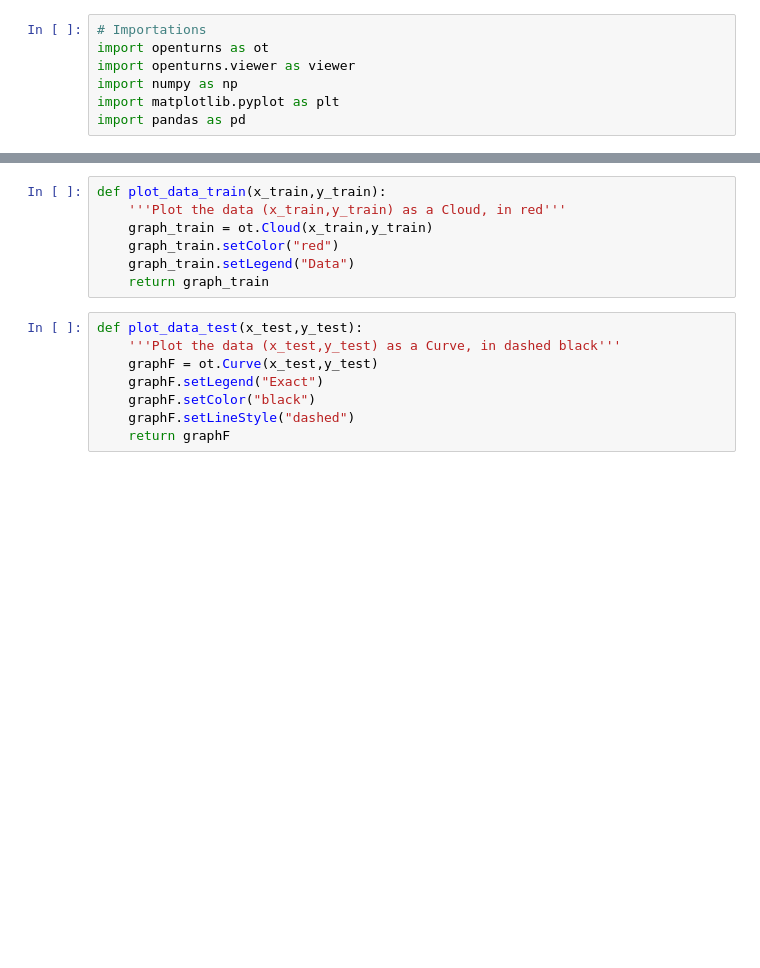
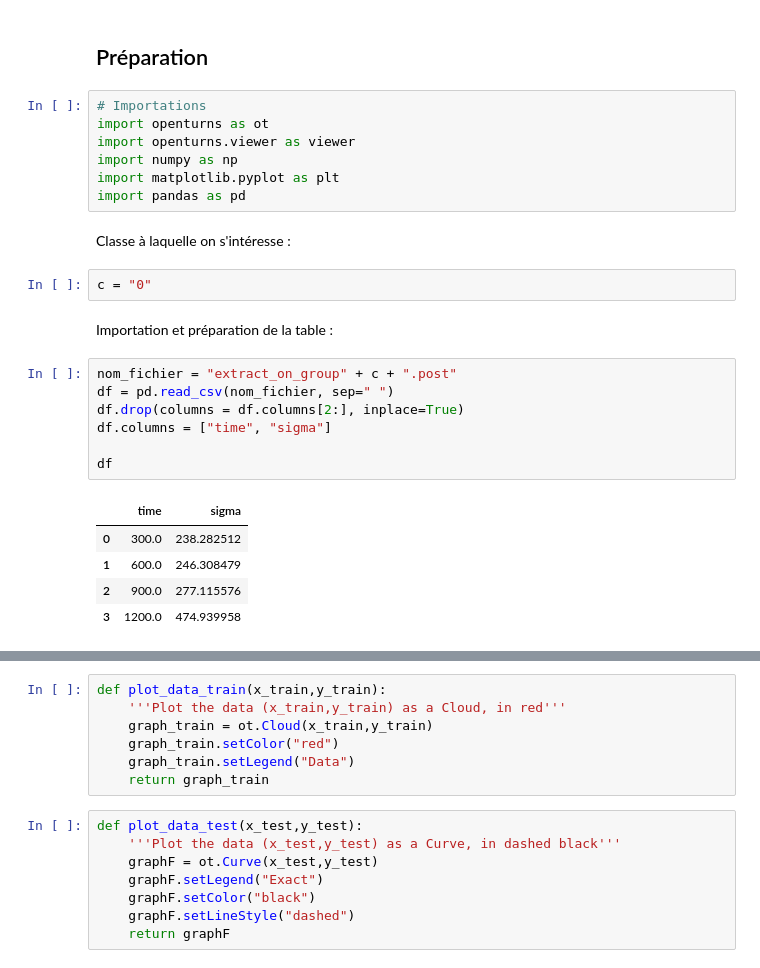
Before and after one commit to NicolasMatte/OptimAero, a Jupyter notebook: krigeage.ipynb, the cells around one changed output, grey strips where cells are left out. Saved outputs shown, nothing was run; the diff lists cells and outputs as text; blank space fills up the shorter version.

```diff
--- a/krigeage.ipynb
+++ b/krigeage.ipynb
@@ -3,3 +5,5 @@
+# %% [markdown]
+## Préparation
 # %%
 # Importations
 import openturns as ot
@@ -7,3 +11,22 @@ import openturns.viewer as viewer
 import numpy as np
 import matplotlib.pyplot as plt
 import pandas as pd
+# %% [markdown]
+Classe à laquelle on s'intéresse :
+# %%
+c = "0"
+# %% [markdown]
+Importation et préparation de la table :
+# %%
+nom_fichier = "extract_on_group" + c + ".post"
+df = pd.read_csv(nom_fichier, sep=" ")
+df.drop(columns = df.columns[2:], inplace=True)
+df.columns = ["time", "sigma"]
+
+df
+# %% [output]
+|  | time | sigma |
+| 0 | 300.0 | 238.282512 |
+| 1 | 600.0 | 246.308479 |
+| 2 | 900.0 | 277.115576 |
+| 3 | 1200.0 | 474.939958 |
```
Also changed, not shown: parts of 61 cells of this notebook, 11 other files.
